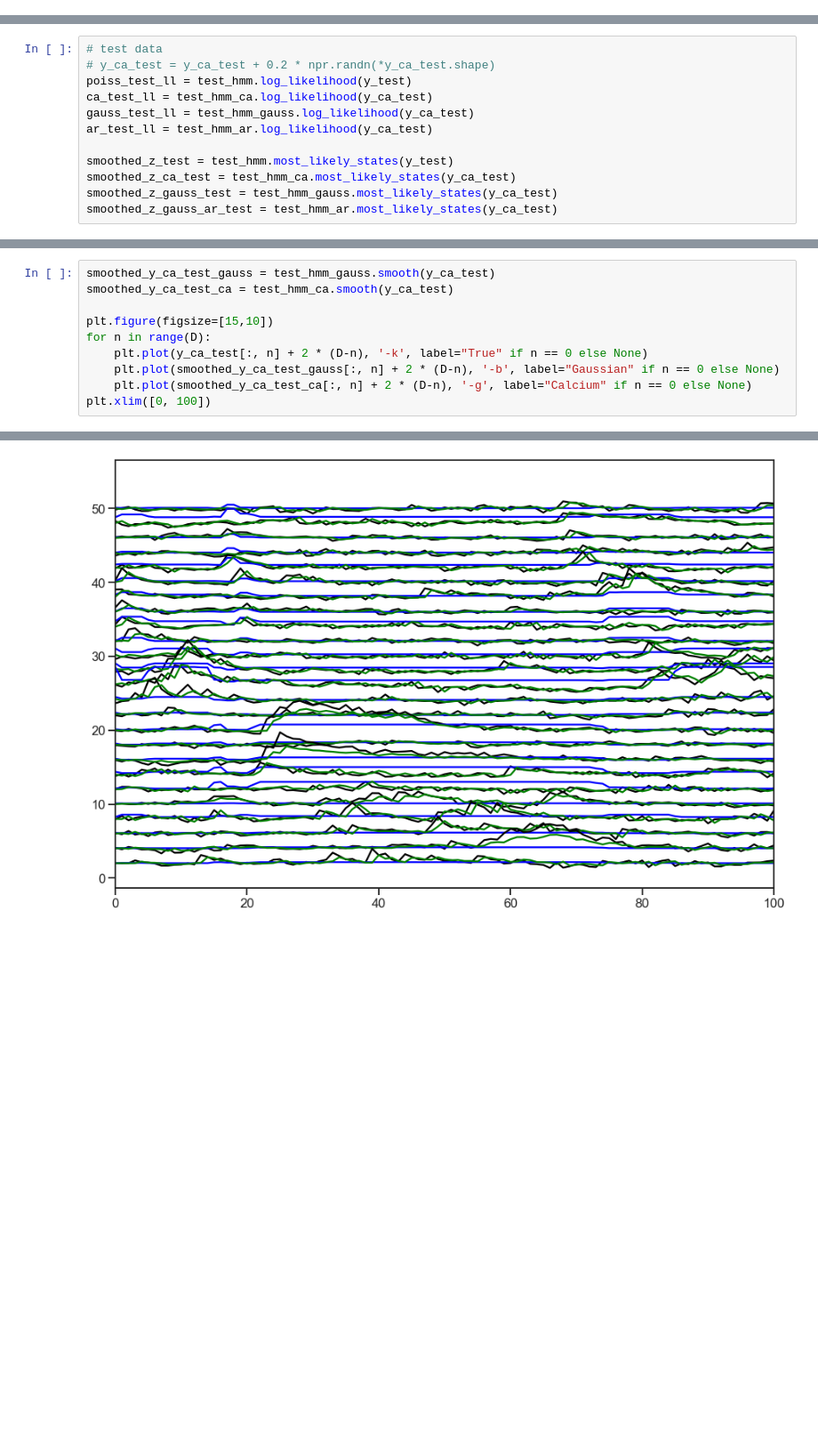
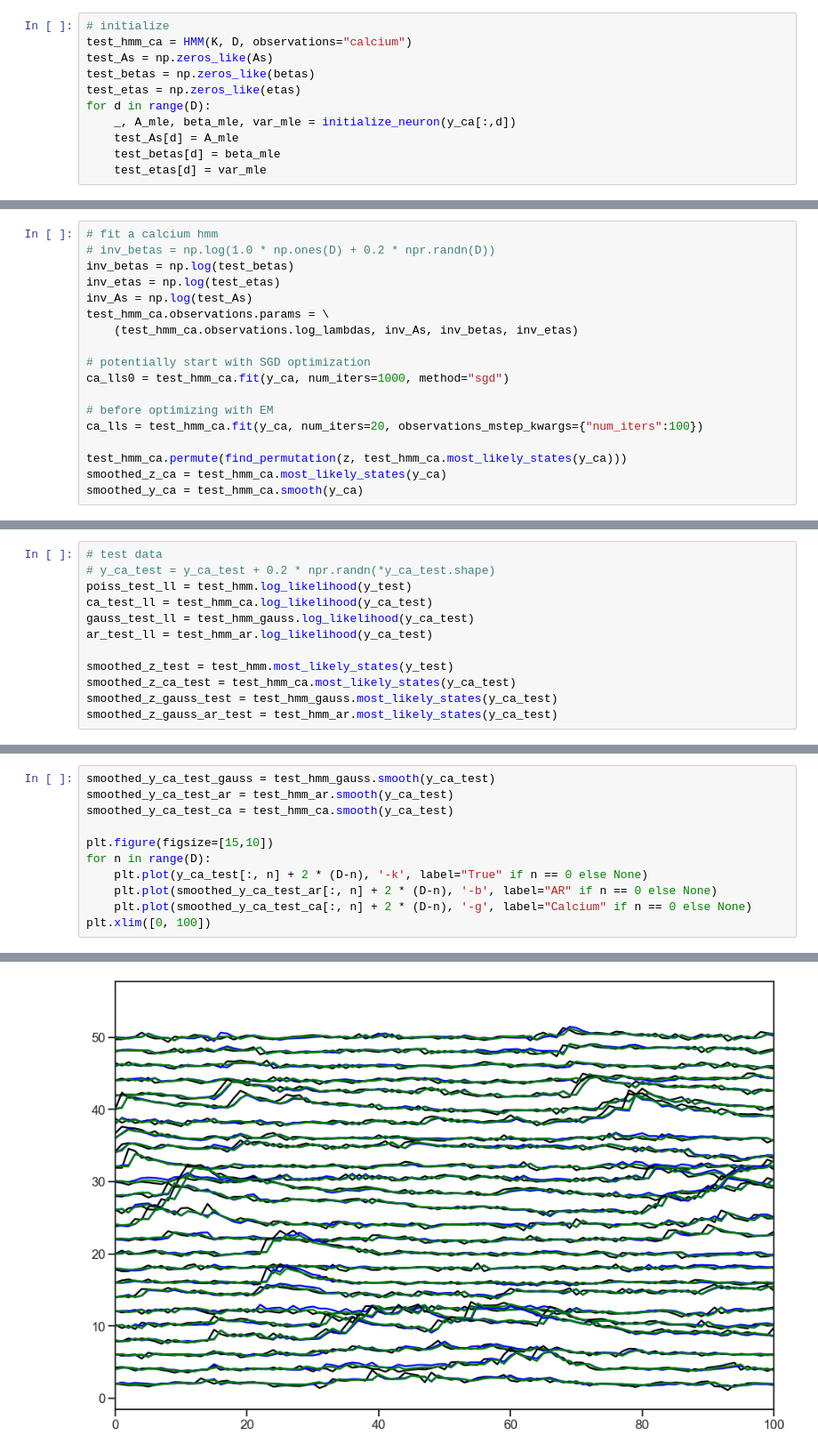
Before and after one commit to skeeley/Calcium_likelihoods, a Jupyter notebook: ssm_scripts/calcium_hmm.ipynb, the cells around one changed output, grey strips where cells are left out. Shown at 89% size. Saved outputs shown, nothing was run; the diff lists cells and outputs as text; blank space fills up the shorter version.

Commit message:
update calcium hmm notebook

```diff
--- a/ssm_scripts/calcium_hmm.ipynb
+++ b/ssm_scripts/calcium_hmm.ipynb
@@ -225,0 +337,11 @@ smoothed_y_ar = test_hmm_ar.smooth(y_ca)
+# %%
+# initialize
+test_hmm_ca = HMM(K, D, observations="calcium")
+test_As = np.zeros_like(As)
+test_betas = np.zeros_like(betas)
+test_etas = np.zeros_like(etas)
+for d in range(D):
+    _, A_mle, beta_mle, var_mle = initialize_neuron(y_ca[:,d])
+    test_As[d] = A_mle
+    test_betas[d] = beta_mle
+    test_etas[d] = var_mle
@@ -249,0 +385,18 @@ b'STOP: TOTAL NO. of ITERATIONS REACHED LIMIT'
+# %%
+# fit a calcium hmm
+# inv_betas = np.log(1.0 * np.ones(D) + 0.2 * npr.randn(D))
+inv_betas = np.log(test_betas)
+inv_etas = np.log(test_etas)
+inv_As = np.log(test_As)
+test_hmm_ca.observations.params = \
+    (test_hmm_ca.observations.log_lambdas, inv_As, inv_betas, inv_etas)
+
+# potentially start with SGD optimization
+ca_lls0 = test_hmm_ca.fit(y_ca, num_iters=1000, method="sgd")
+
+# before optimizing with EM
+ca_lls = test_hmm_ca.fit(y_ca, num_iters=20, observations_mstep_kwargs={"num_iters":100})
+
+test_hmm_ca.permute(find_permutation(z, test_hmm_ca.most_likely_states(y_ca)))
+smoothed_z_ca = test_hmm_ca.most_likely_states(y_ca)
+smoothed_y_ca = test_hmm_ca.smooth(y_ca)
@@ -315,16 +478,17 @@ plt.xlim([200,300])
 # %%
 smoothed_y_ca_test_gauss = test_hmm_gauss.smooth(y_ca_test)
+smoothed_y_ca_test_ar = test_hmm_ar.smooth(y_ca_test)
 smoothed_y_ca_test_ca = test_hmm_ca.smooth(y_ca_test)
 
 plt.figure(figsize=[15,10])
 for n in range(D):
     plt.plot(y_ca_test[:, n] + 2 * (D-n), '-k', label="True" if n == 0 else None)
-    plt.plot(smoothed_y_ca_test_gauss[:, n] + 2 * (D-n), '-b', label="Gaussian" if n == 0 else None)
+    plt.plot(smoothed_y_ca_test_ar[:, n] + 2 * (D-n), '-b', label="AR" if n == 0 else None)
     plt.plot(smoothed_y_ca_test_ca[:, n] + 2 * (D-n), '-g', label="Calcium" if n == 0 else None)
 plt.xlim([0, 100])
 # %% [output]
 (0, 100)
-[figure, old version]
+[figure, new version]
 # %%
 # posterior expectations
 # poiss_expectations = test_hmm.expected_states(y)[0]
```
Also changed, not shown: parts of 22 cells of this notebook.
